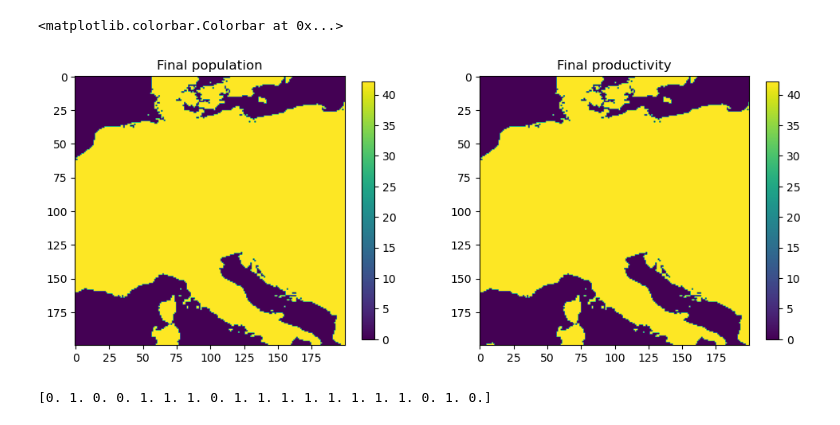
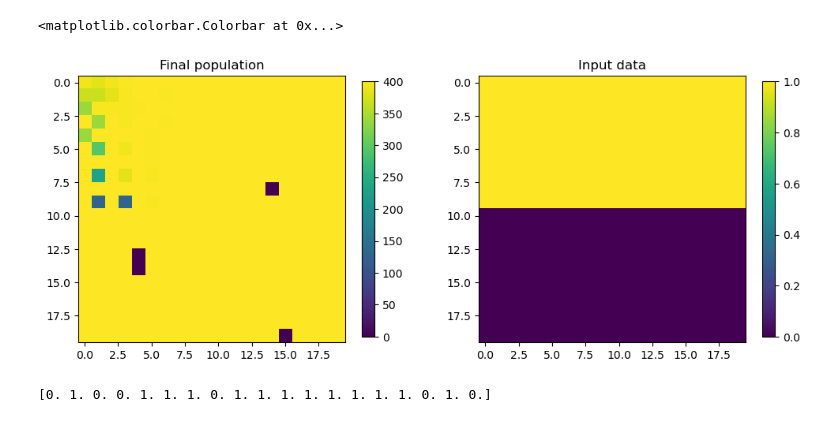
Before and after one commit to LeoKonzett/csh-vienna-abm, a Jupyter notebook: run_simulation.ipynb, the cells around one changed output. Cells and saved outputs as stored; diff of their text form; code cells hidden in the pictures.

Commit message:
Added binary environment to test pulse behavior of population dynamics.

```diff
--- a/run_simulation.ipynb
+++ b/run_simulation.ipynb
@@ -32,8 +35,8 @@ plt.imshow(test_data) # visualize
 [figure]
 # %%
 # Parameters
-num_rows, num_cols = test_data.shape
-num_vars = 10 # number of env. variables
+num_rows, num_cols = 20, 20
+num_vars = 2 # number of env. variables
 p_0 = 800 # Basic productivity - sets max. population for a single village
 pop_min, pop_max = 10, 20 # Min and max population for a village to split
 
@@ -48,8 +51,8 @@ rate = 1 / 30 # Growth coefficient in equation (1) - denotes time
 p_min = 0 # If None, population gets clipped to zero in each update of the logistic ODE
 
 # Single lattice with seed 50
-lattice = simulation.Lattice(n_rows=num_rows, n_cols=num_cols, steps_sim=sim_steps, seed=50, idx_start=(100, 100),
-                             num_env_vars=num_vars, pop_min=pop_min, pop_max=pop_max, env=test_data,
+lattice = simulation.Lattice(n_rows=num_rows, n_cols=num_cols, steps_sim=sim_steps, seed=50, idx_start=(12, 10),
+                             num_env_vars=num_vars, pop_min=pop_min, pop_max=pop_max, env=None,
                              rate_growth=rate, prod_min=p_min, rate_prod=p_0)
 # %% [output]
 In Lattice.init().: To avoid negative population, clip population to zero.
@@ -57,0 +79,6 @@ Cell productivity varies in steps 42.10526315789474. In case of GAEZ env., this
+# %%
+print(lattice.env[lattice.r0, lattice.c0]) # check environment at start location
+print(lattice.skills[lattice.r0, lattice.c0]) # check skill at start location
+
+lattice.skills[lattice.r0, lattice.c0] = [0, 1]
+print(lattice.skills[lattice.r0, lattice.c0]) # check skill at start location
@@ -61,17 +96,17 @@ profiler_line = LineProfiler()
 profiler_line.enable_by_count()
 profiler_line.add_function(lattice.migrate_to)
 
-lattice.set_search_params(prod_threshold=1, neigh_type="von_neumann", distance=25, search_intelligently=True)
-lattice.set_evolution_params(env_mutation_rate=None, skill_mutation_rate=0.2, skill_mutates_randomly=False,
+lattice.set_search_params(prod_threshold=1, neigh_type="von_neumann", distance=2,
+                          search_intelligently=True, max_distance_km=None)
+lattice.set_evolution_params(env_mutation_rate=None, skill_mutation_rate=0.01, mutation_method="4_rates",
                              repopulate_empty_cells=True, metropolis_scale=10)
+# check = []
+# for _ in tqdm(range(1_000)):
+#      lattice.move_forward()
+#      lattice.num_iter += 1
+#      check.append(lattice.skills[lattice.r0, lattice.c0])
 
-print("Env vector: ", lattice.env[lattice.r0, lattice.c0])
-
-for _ in tqdm(range(5_000)):
-    # print("Skill vector: ", lattice.skills[lattice.r0, lattice.c0])
-    # print("Productivity: ", lattice.prod[lattice.r0, lattice.c0])
-    lattice.move_forward()
-    lattice.num_iter += 1
+lattice.run(disable_progress_bar=False, track_skill_start=True)
 
 profiler_line.print_stats()
 # %% [output]
@@ -80,7 +129,0 @@ IndexError: index 5000 is out of bounds for axis 0 with size 5000
-# %%
-# Run simulation
-lattice.set_search_params(prod_threshold=10, neigh_type="von_neumann", distance=50, search_intelligently=True)
-lattice.set_evolution_params(env_mutation_rate=0.001, skill_mutation_rate=0.01, skill_mutates_randomly=False,
-                             repopulate_empty_cells=True, metropolis_scale=10)
-
-lattice.run(disable_progress_bar=False)
@@ -116,16 +174,16 @@ plt.legend()
 # %%
 _, (ax1, ax2) = plt.subplots(ncols=2, figsize=(12, 6))
 
-plot1 = ax1.imshow(lattice.population[-1, :, :])
+plot1 = ax1.imshow(lattice.population[2000, :, :])
 ax1.set_title("Final population")
 fig.colorbar(plot1, ax=ax1, shrink=0.7)
 
-plot2 = ax2.imshow(lattice.prod)
-ax2.set_title("Final productivity")
+plot2 = ax2.imshow(test_env[:, :, 0])
+ax2.set_title("Input data")
 fig.colorbar(plot2, ax=ax2, shrink=0.7)
 # %% [output]
 <matplotlib.colorbar.Colorbar at 0x...>
-[figure, old version]
+[figure, new version]
 # %%
 fig, (ax1, ax2) = plt.subplots(ncols=2, figsize=(10, 6))
 
```
Also changed, not shown: parts of 13 cells of this notebook.
